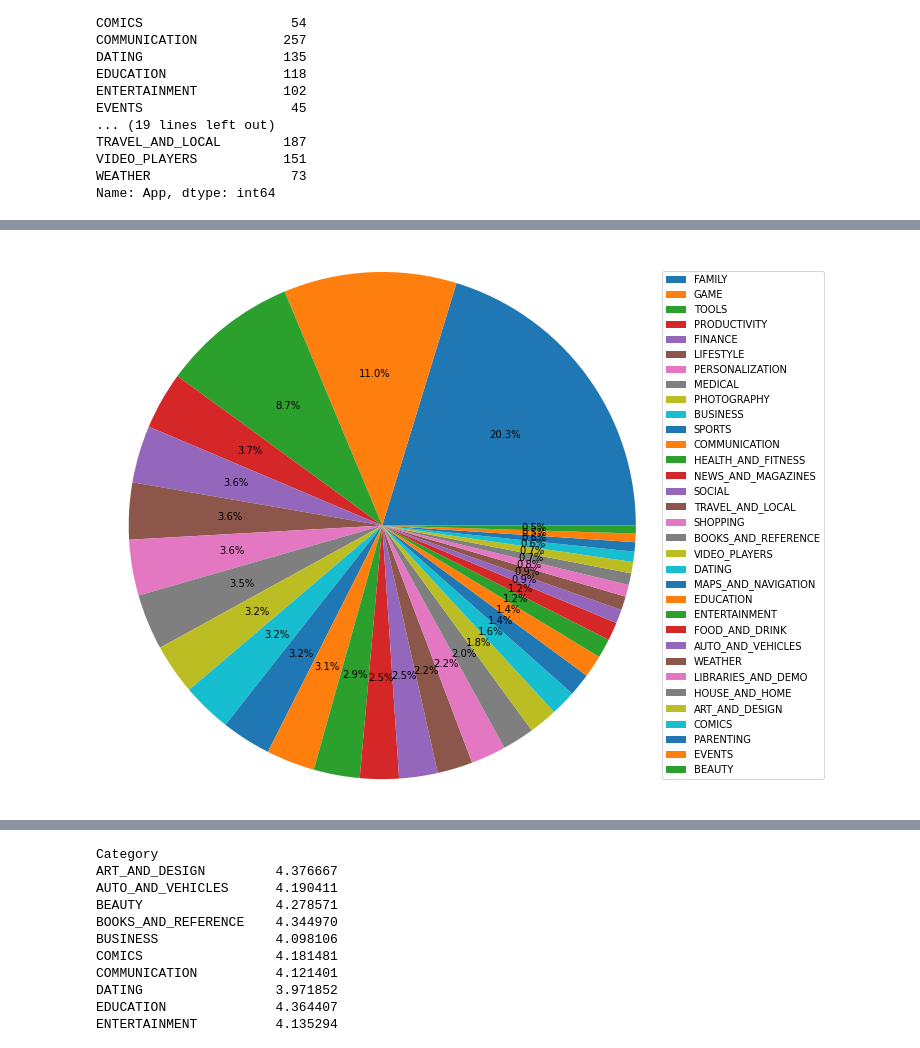
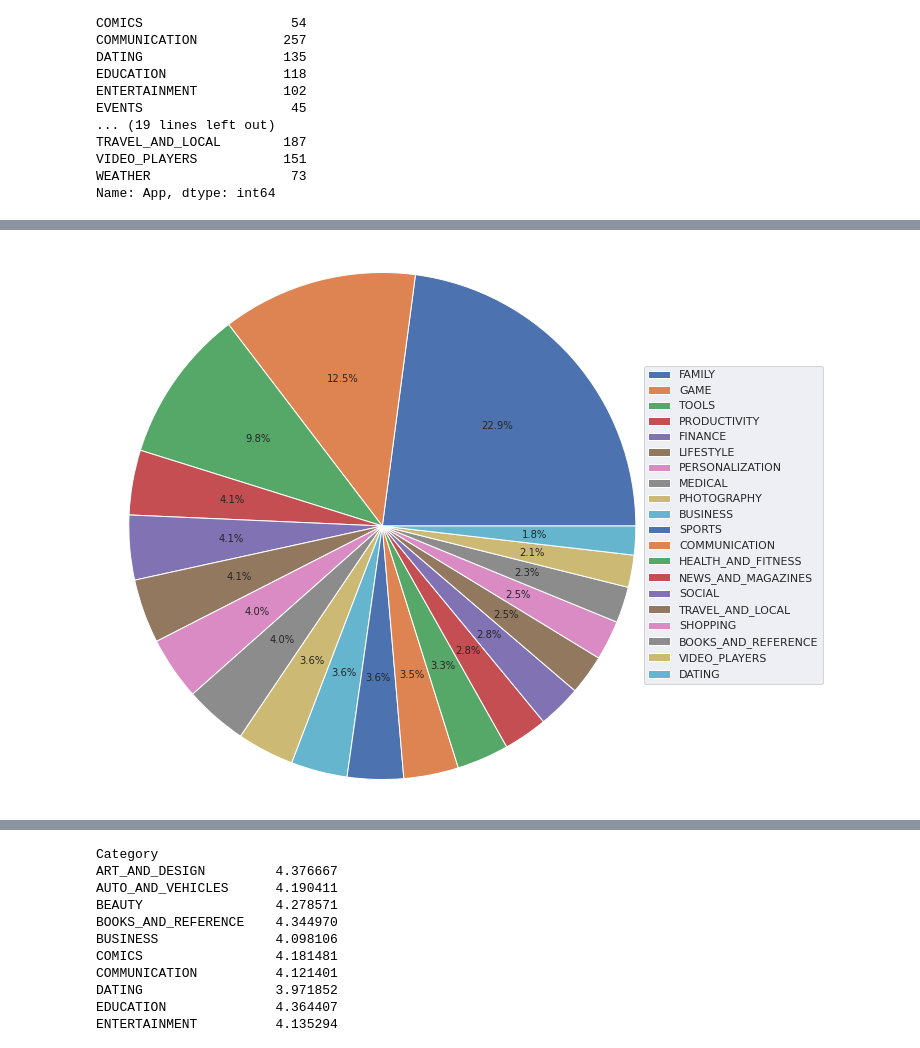
Before and after one commit to Shubhangani-Tiwari/Play-Store--Apps-Reviews-Project, a Jupyter notebook: Copy_of_MY_PROJECT_Capstone_Project.ipynb, the cells around one changed output, grey strips where cells are left out. Drawn from its saved outputs; the diff is of its cells as text; code cells hidden in the pictures.

```diff
--- a/Copy_of_MY_PROJECT_Capstone_Project.ipynb
+++ b/Copy_of_MY_PROJECT_Capstone_Project.ipynb
@@ -1310,13 +1310,13 @@ plt.show()
 # %%
 #Basic pie chart to view distribution of apps across various categories
 
 fig, ax = plt.subplots(figsize=(10,10), subplot_kw=dict(aspect="equal"))
-number_of_apps = cleaned_df_apps["Category"].value_counts()
+number_of_apps = cleaned_df_apps["Category"].value_counts().head(20)
 labels = number_of_apps.index
 sizes = number_of_apps.values
 ax.pie(sizes,labeldistance=2,autopct='%1.1f%%')
 ax.legend(labels=labels,loc="right",bbox_to_anchor=(0.8, 0, 0.5, 1))
 ax.axis("equal")
 plt.show()
 # %% [output]
-[figure, old version]
+[figure, new version]
```
Also changed, not shown: parts of 26 cells of this notebook.
